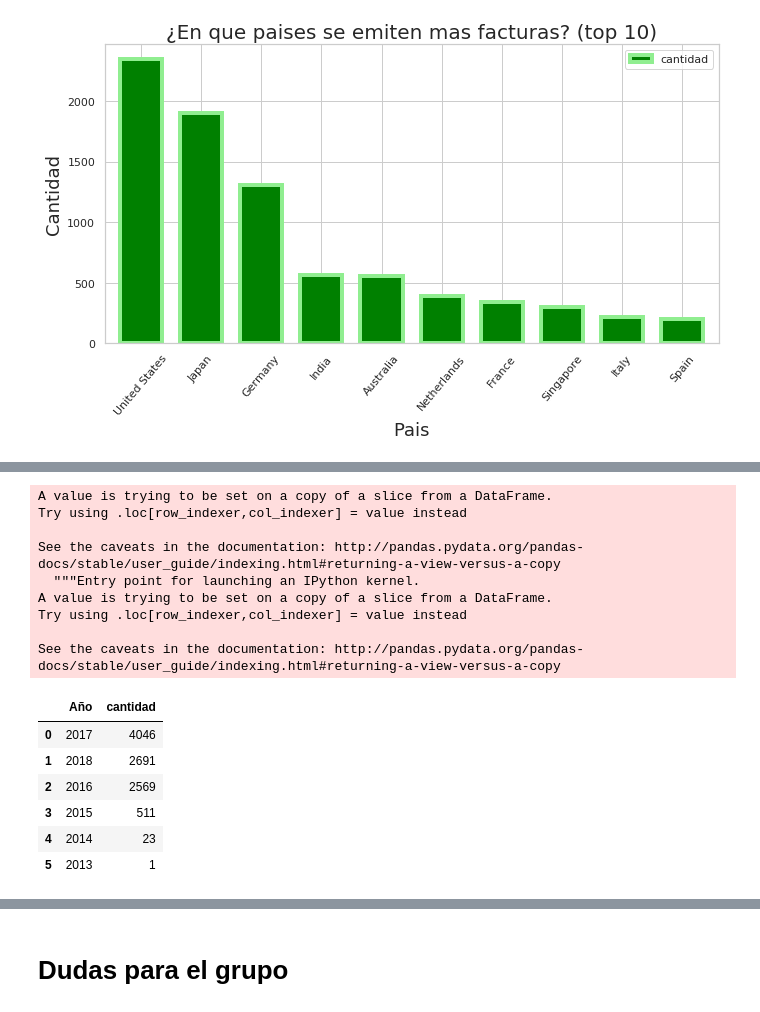
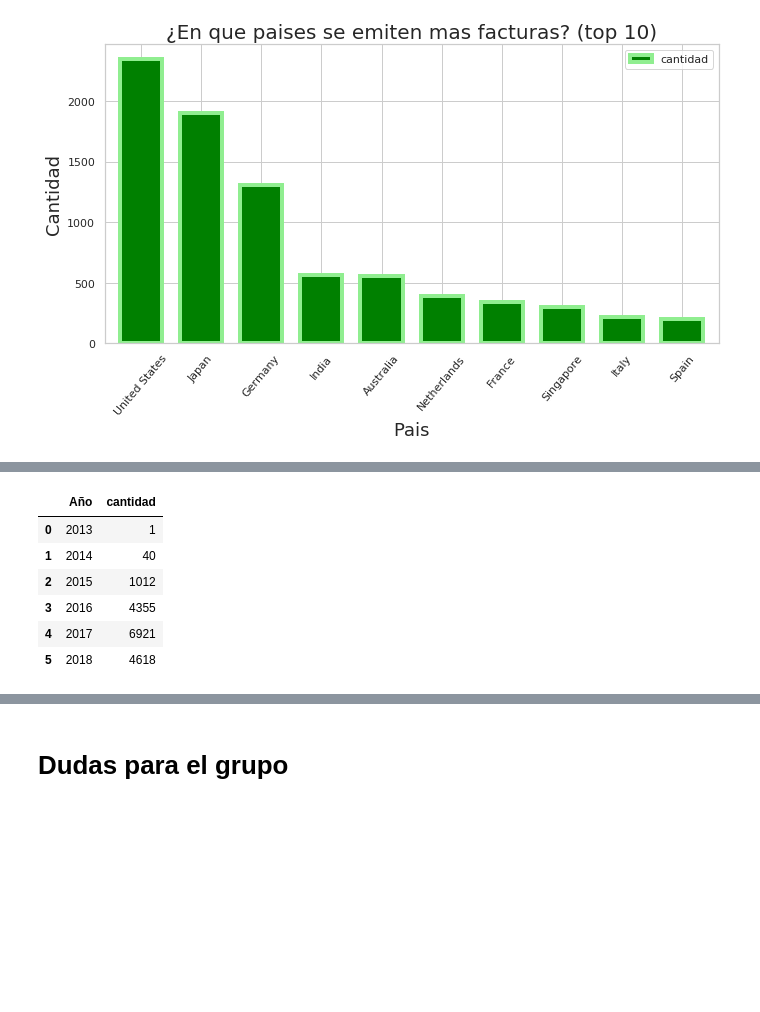
Before and after one commit to germanbc/Organizacion-de-Datos-2c2020-TP1, a Jupyter notebook: TP1 - German.ipynb, the cells around one changed output, grey strips where cells are left out. Saved outputs shown, nothing was run; the diff lists cells and outputs as text; code cells hidden in the pictures; blank space fills up the shorter version.

```diff
--- a/TP1 - German.ipynb
+++ b/TP1 - German.ipynb
@@ -228,24 +230,14 @@ g.set_ylabel("Cantidad", fontsize=18);
 # %%
-eciOp['Opportunity_Created_Date'] = pd.to_datetime(eciOp['Opportunity_Created_Date'])
-eciOp['Opportunity_Created_Year'] = eciOp['Opportunity_Created_Date'].dt.year
-opportunityCreatedYear = eciOp['Opportunity_Created_Year'].value_counts().to_frame().reset_index()\
-                            .rename(columns={'index':'Año','Opportunity_Created_Year':'cantidad'})
+eci['Opportunity_Created_Date'] = pd.to_datetime(eci['Opportunity_Created_Date'])
+eci['Opportunity_Created_Year'] = eci['Opportunity_Created_Date'].dt.year
+opportunityCreatedYear = eci.groupby('Opportunity_Created_Year').agg({'ID':'count'}).reset_index().rename(columns={'ID':'cantidad','Opportunity_Created_Year':'Año'})
 opportunityCreatedYear
 # %% [output]
-A value is trying to be set on a copy of a slice from a DataFrame.
-Try using .loc[row_indexer,col_indexer] = value instead
-
-See the caveats in the documentation: http://pandas.pydata.org/pandas-docs/stable/user_guide/indexing.html#returning-a-view-versus-a-copy
-  """Entry point for launching an IPython kernel.
-A value is trying to be set on a copy of a slice from a DataFrame.
-Try using .loc[row_indexer,col_indexer] = value instead
-
-See the caveats in the documentation: http://pandas.pydata.org/pandas-docs/stable/user_guide/indexing.html#returning-a-view-versus-a-copy
 |  | Año | cantidad |
-| 0 | 2017 | 4046 |
-| 1 | 2018 | 2691 |
-| 2 | 2016 | 2569 |
-| 3 | 2015 | 511 |
-| 4 | 2014 | 23 |
-| 5 | 2013 | 1 |
+| 0 | 2013 | 1 |
+| 1 | 2014 | 40 |
+| 2 | 2015 | 1012 |
+| 3 | 2016 | 4355 |
+| 4 | 2017 | 6921 |
+| 5 | 2018 | 4618 |
 # %%
```
Also changed, not shown: parts of 4 cells of this notebook.
